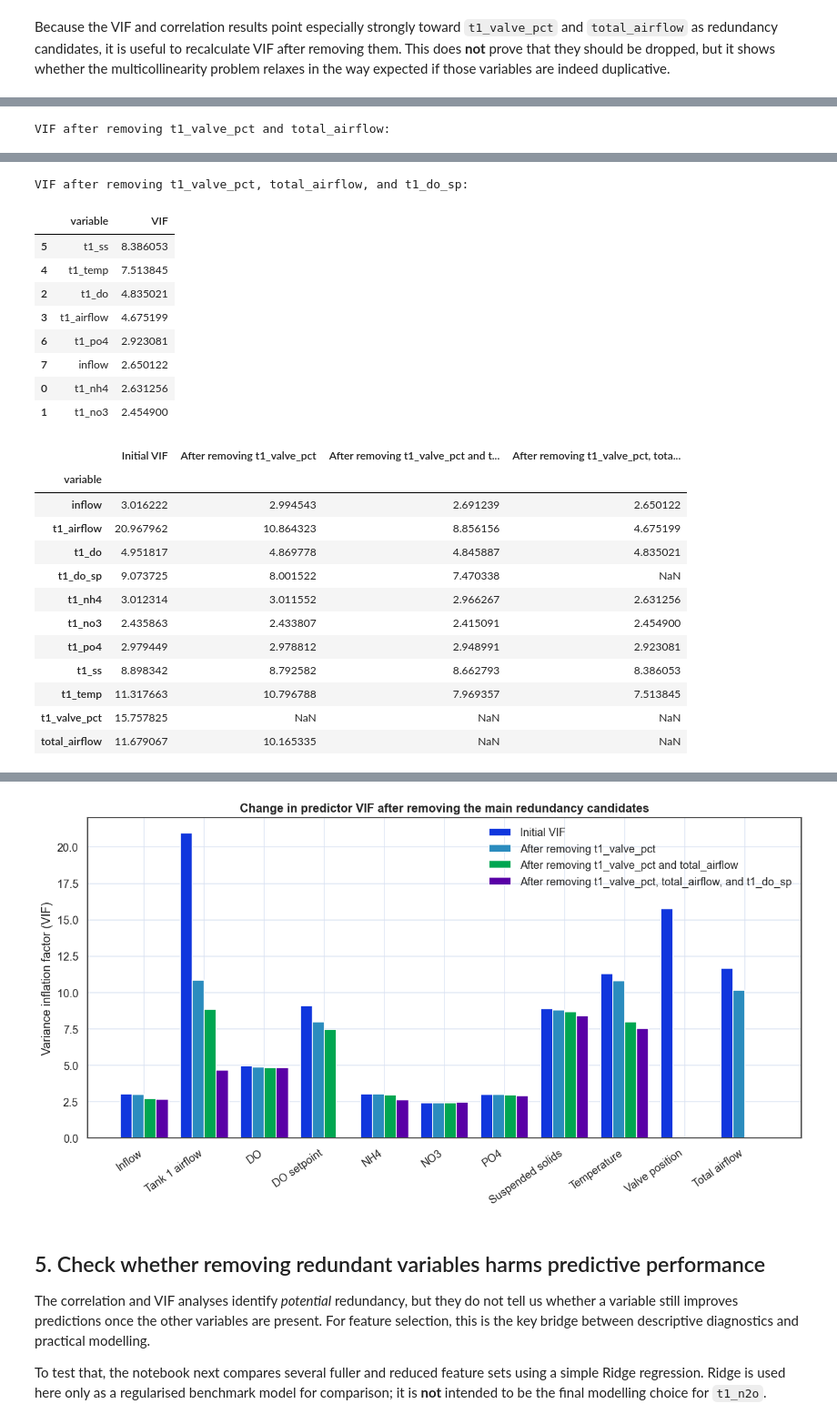
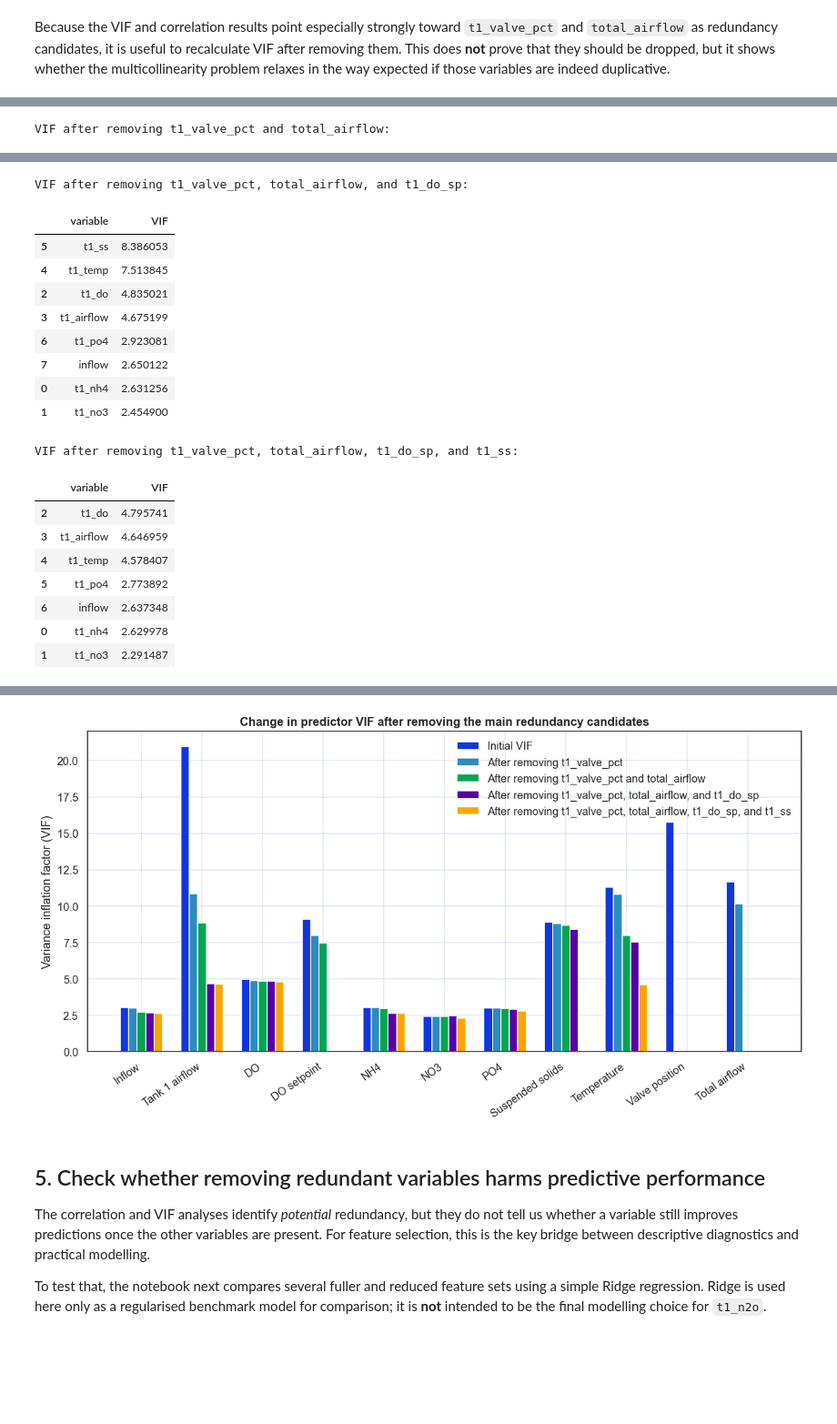
Before and after one commit to tom-mcarthur03/EDS_Design_Project, a Jupyter notebook: notebooks/feature_selection_complete.ipynb, the cells around one changed output, grey strips where cells are left out. Shown at 91% size. Cells and saved outputs as stored; diff of their text form; code cells hidden in the pictures; blank space fills up the shorter version.

```diff
--- a/notebooks/feature_selection_complete.ipynb
+++ b/notebooks/feature_selection_complete.ipynb
@@ -406,6 +406,13 @@ vif_results4 = pd.DataFrame({
     "VIF": [variance_inflation_factor(vif_df4.values, i) for i in range(vif_df4.shape[1])]
 }).sort_values("VIF", ascending=False)
 
+vif_df5 = feature_df.drop(["t1_valve_pct", "total_airflow", "t1_do_sp", "t1_ss",target], axis=1).dropna()
+
+vif_results5 = pd.DataFrame({
+    "variable": vif_df5.columns,
+    "VIF": [variance_inflation_factor(vif_df5.values, i) for i in range(vif_df5.shape[1])]
+}).sort_values("VIF", ascending=False)
+
 print("VIF after removing t1_valve_pct:")
 display(vif_results2)
 
@@ -415,37 +422,49 @@ display(vif_results3)
 print("VIF after removing t1_valve_pct, total_airflow, and t1_do_sp:")
 display(vif_results4)
 
+print("VIF after removing t1_valve_pct, total_airflow, t1_do_sp, and t1_ss:")
+display(vif_results5)
+
 vif_compare = (
     vif_results.rename(columns={"VIF": "Initial VIF"})
     .merge(vif_results2.rename(columns={"VIF": "After removing t1_valve_pct"}), on="variable", how="outer")
     .merge(vif_results3.rename(columns={"VIF": "After removing t1_valve_pct and total_airflow"}), on="variable", how="outer")
     .merge(vif_results4.rename(columns={"VIF": "After removing t1_valve_pct, total_airflow, and t1_do_sp"}), on="variable", how="outer")
+    .merge(vif_results5.rename(columns={"VIF": "After removing t1_valve_pct, total_airflow, t1_do_sp, and t1_ss"}), on="variable", how="outer")
     .set_index("variable")
-    .loc[:, ["Initial VIF", "After removing t1_valve_pct", "After removing t1_valve_pct and total_airflow", "After removing t1_valve_pct, total_airflow, and t1_do_sp"]]
+    .loc[:, ["Initial VIF", "After removing t1_valve_pct", "After removing t1_valve_pct and total_airflow", "After removing t1_valve_pct, total_airflow, and t1_do_sp", "After removing t1_valve_pct, total_airflow, t1_do_sp, and t1_ss"]]
 )
 
 display(vif_compare)
 
 plot_df = vif_compare.fillna(0)
 x = np.arange(len(plot_df.index))
-width = 0.20
+width = 0.14
 
 fig, ax = plt.subplots(figsize=(11, 6))
-ax.bar(x - 1.5*width, plot_df["Initial VIF"], width=width, color=IMPERIAL_BLUE, label="Initial VIF")
-ax.bar(x- 0.5*width, plot_df["After removing t1_valve_pct"], width=width, color="#2B8CBE", label="After removing t1_valve_pct")
+ax.bar(x - 2*width, plot_df["Initial VIF"], width=width, color=IMPERIAL_BLUE, label="Initial VIF")
+ax.bar(x- 1*width, plot_df["After removing t1_valve_pct"], width=width, color="#2B8CBE", label="After removing t1_valve_pct")
 ax.bar(
-    x + 0.5*width,
+    x,
     plot_df["After removing t1_valve_pct and total_airflow"],
     width=width,
     color="#00A651",
     label="After removing t1_valve_pct and total_airflow"
 )
 ax.bar(
-    x + 1.5*width,
+    x + 1*width,
     plot_df["After removing t1_valve_pct, total_airflow, and t1_do_sp"],
     width=width,
     color="#5900A6",
     label="After removing t1_valve_pct, total_airflow, and t1_do_sp"
+)
+
+ax.bar(
+    x + 2*width,
+    plot_df["After removing t1_valve_pct, total_airflow, t1_do_sp, and t1_ss"],
+    width=width,
+    color="#F9A602",
+    label="After removing t1_valve_pct, total_airflow, t1_do_sp, and t1_ss"
 )
 ax.set_xticks(x)
 ax.set_xticklabels([pretty_label(v) for v in plot_df.index], rotation=35, ha="right")
@@ -488,16 +507,12 @@ VIF after removing t1_valve_pct, total_airflow, and t1_do_sp:
 | 7 | inflow | 2.650122 |
 | 0 | t1_nh4 | 2.631256 |
 | 1 | t1_no3 | 2.454900 |
+VIF after removing t1_valve_pct, total_airflow, t1_do_sp, and t1_ss:
-|  | Initial VIF | After removing t1_valve_pct | After removing t1_valve_pct and t... | After removing t1_valve_pct, tota... |
-| variable |  |  |  |  |
-| inflow | 3.016222 | 2.994543 | 2.691239 | 2.650122 |
-| t1_airflow | 20.967962 | 10.864323 | 8.856156 | 4.675199 |
-| t1_do | 4.951817 | 4.869778 | 4.845887 | 4.835021 |
-| t1_do_sp | 9.073725 | 8.001522 | 7.470338 | NaN |
-| t1_nh4 | 3.012314 | 3.011552 | 2.966267 | 2.631256 |
-| t1_no3 | 2.435863 | 2.433807 | 2.415091 | 2.454900 |
-| t1_po4 | 2.979449 | 2.978812 | 2.948991 | 2.923081 |
-| t1_ss | 8.898342 | 8.792582 | 8.662793 | 8.386053 |
-| t1_temp | 11.317663 | 10.796788 | 7.969357 | 7.513845 |
-| t1_valve_pct | 15.757825 | NaN | NaN | NaN |
-| total_airflow | 11.679067 | 10.165335 | NaN | NaN |
+|  | variable | VIF |
+| 2 | t1_do | 4.795741 |
+| 3 | t1_airflow | 4.646959 |
+| 4 | t1_temp | 4.578407 |
+| 5 | t1_po4 | 2.773892 |
+| 6 | inflow | 2.637348 |
+| 0 | t1_nh4 | 2.629978 |
+| 1 | t1_no3 | 2.291487 |
@@ -504,4 +532,4 @@ VIF after removing t1_valve_pct, total_airflow, and t1_do_sp:
-[figure, old version]
+[figure, new version]
 # %% [markdown]
 ## 5. Check whether removing redundant variables harms predictive performance
 
```
Also changed, not shown: parts of 8 cells of this notebook.
